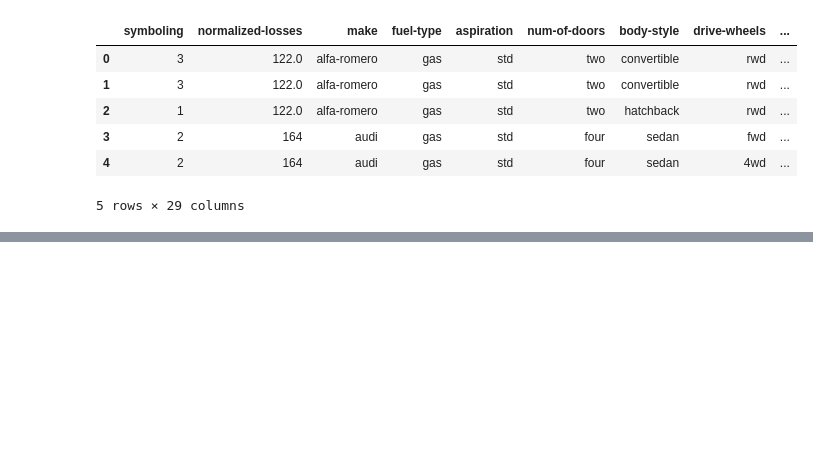
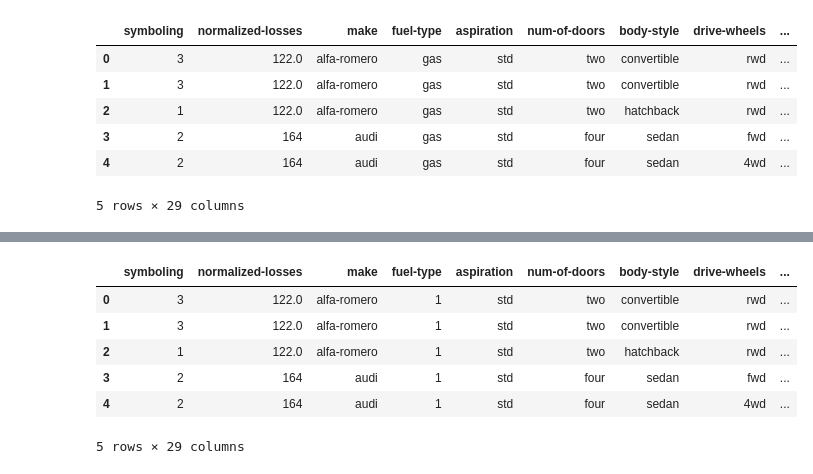
Before and after one commit to Estafy/MachineLearning, a Jupyter notebook: UNIDAD1/Practica_1.ipynb, the cells around one changed output, grey strips where cells are left out. Cells and saved outputs as stored; diff of their text form; code cells hidden in the pictures; blank space fills up the shorter version.

```diff
--- a/UNIDAD1/Practica_1.ipynb
+++ b/UNIDAD1/Practica_1.ipynb
@@ -288,0 +324,10 @@ autos.head()
+# %%
+autos.head()
+# %% [output]
+|  | symboling | normalized-losses | make | fuel-type | aspiration | num-of-doors | body-style | drive-wheels | ... |
+| 0 | 3 | 122.0 | alfa-romero | 1 | std | two | convertible | rwd | ... |
+| 1 | 3 | 122.0 | alfa-romero | 1 | std | two | convertible | rwd | ... |
+| 2 | 1 | 122.0 | alfa-romero | 1 | std | two | hatchback | rwd | ... |
+| 3 | 2 | 164 | audi | 1 | std | four | sedan | fwd | ... |
+| 4 | 2 | 164 | audi | 1 | std | four | sedan | 4wd | ... |
+5 rows × 29 columns
```
Also changed, not shown: parts of 11 cells of this notebook.
